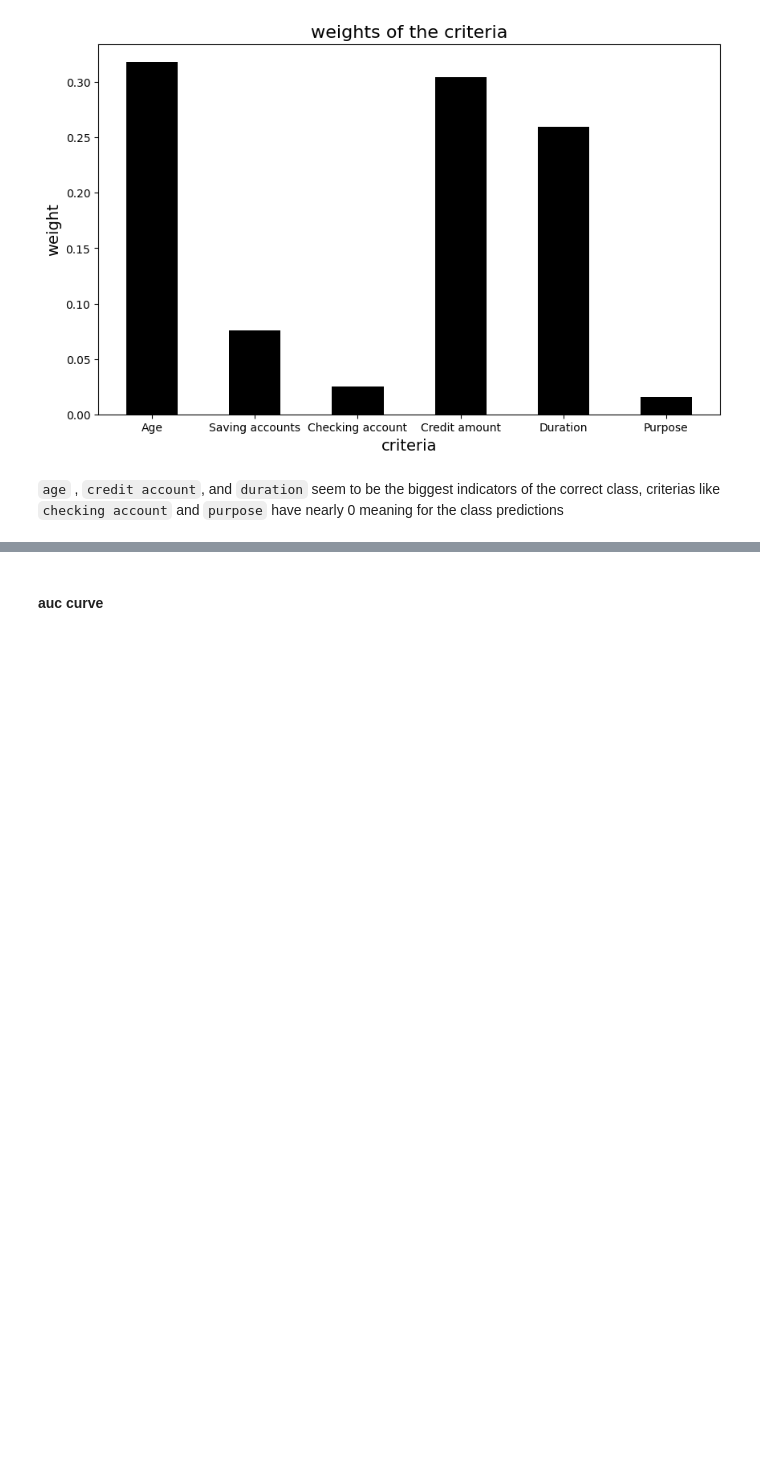
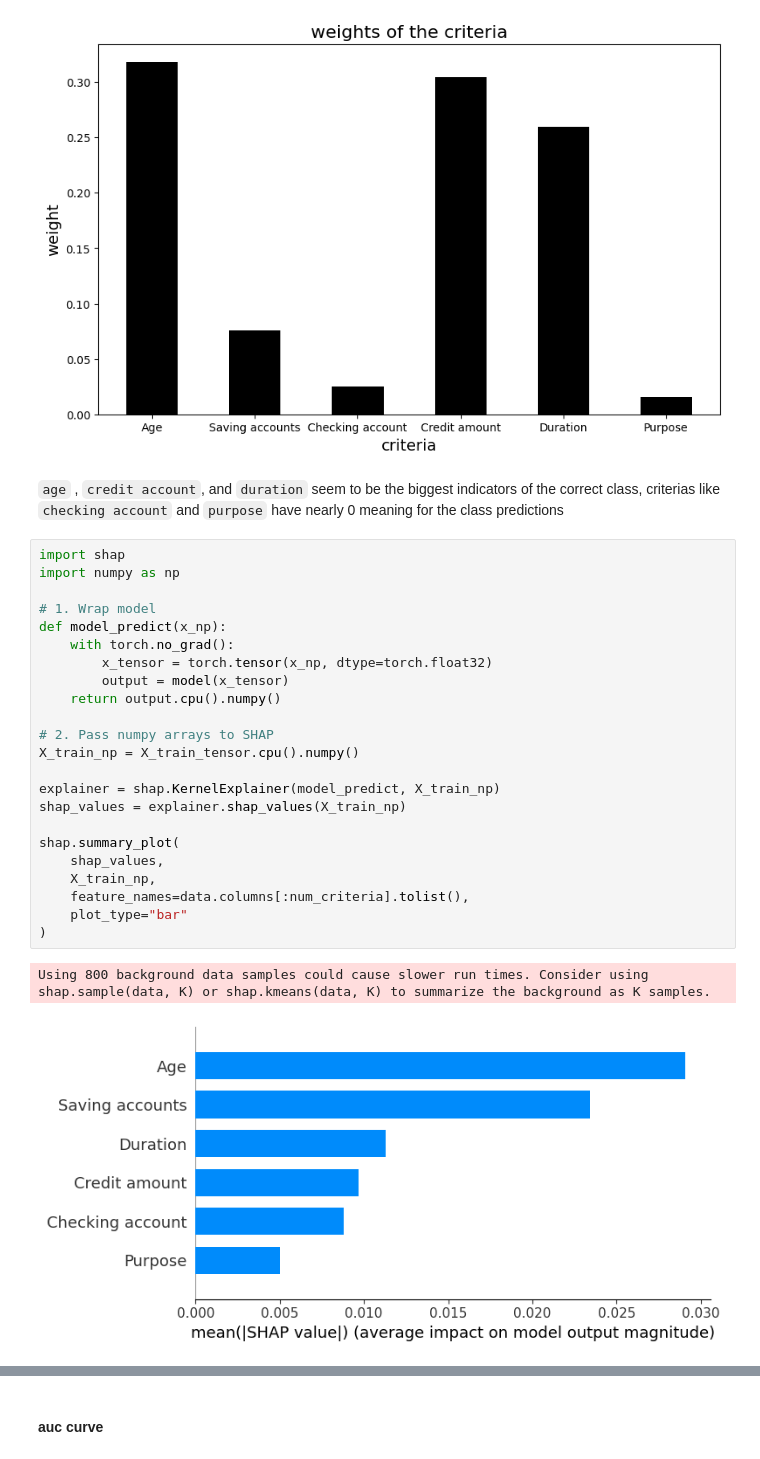
Before and after one commit to StickStickens/DA_proj2_UTADIS-and-company, a Jupyter notebook: NN_UTA_DIS.ipynb, the cells around one changed output, grey strips where cells are left out. Cells and saved outputs as stored; diff of their text form; blank space fills up the shorter version.

```diff
--- a/NN_UTA_DIS.ipynb
+++ b/NN_UTA_DIS.ipynb
@@ -932,3 +932,29 @@ plt.show()
 [figure]
 # %% [markdown]
 `age` , `credit account`, and `duration` seem to be the biggest indicators of the correct class, criterias like `checking account` and `purpose` have nearly 0 meaning for the class predictions
+# %%
+import shap
+import numpy as np
+
+# 1. Wrap model
+def model_predict(x_np):
+    with torch.no_grad():
+        x_tensor = torch.tensor(x_np, dtype=torch.float32)
+        output = model(x_tensor)
+    return output.cpu().numpy()
+
+# 2. Pass numpy arrays to SHAP
+X_train_np = X_train_tensor.cpu().numpy()
+
+explainer = shap.KernelExplainer(model_predict, X_train_np)
+shap_values = explainer.shap_values(X_train_np)
+
+shap.summary_plot(
+    shap_values,
+    X_train_np,
+    feature_names=data.columns[:num_criteria].tolist(),
+    plot_type="bar"
+)
+# %% [output]
+Using 800 background data samples could cause slower run times. Consider using shap.sample(data, K) or shap.kmeans(data, K) to summarize the background as K samples.
+[figure, added]
```
Also changed, not shown: parts of 3 cells of this notebook.
